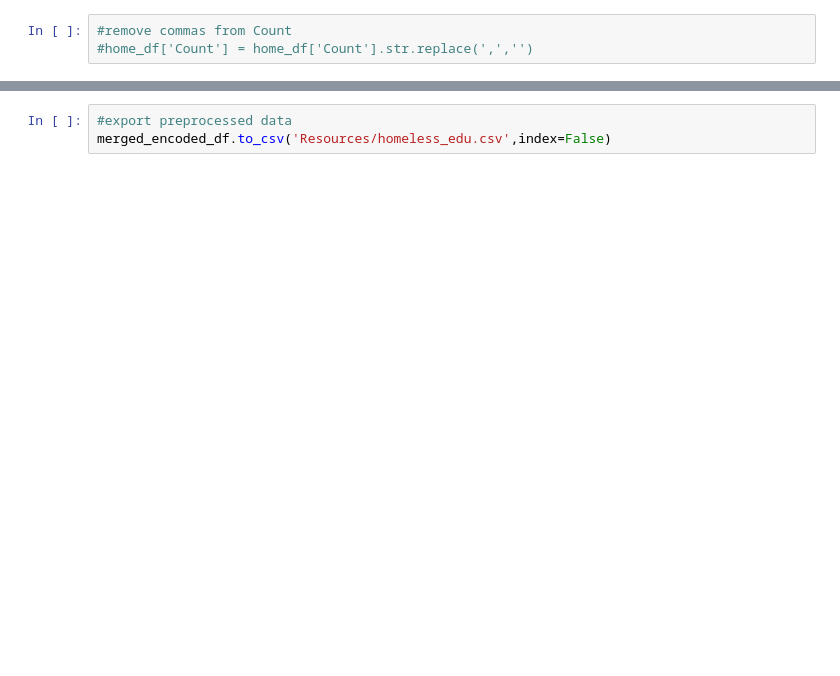
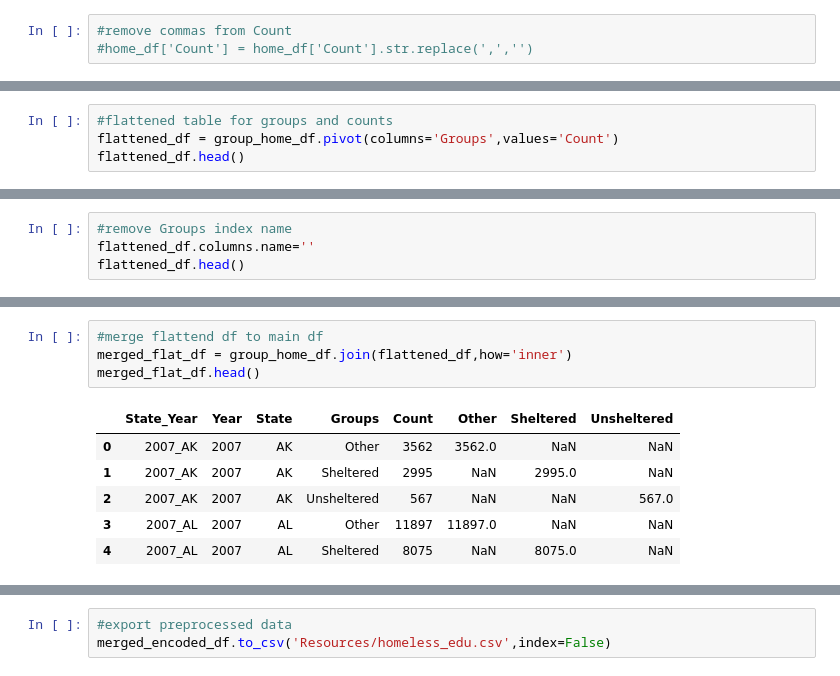
Before and after one commit to kimcheese33/final_project, a Jupyter notebook: Machine Learning/preprocess_data.ipynb, the cells around one changed output, grey strips where cells are left out. Drawn from its saved outputs; the diff is of its cells as text; blank space fills up the shorter version.

```diff
--- a/Machine Learning/preprocess_data.ipynb
+++ b/Machine Learning/preprocess_data.ipynb
@@ -96,0 +114,4 @@ group_home_df.head()
+# %%
+#flattened table for groups and counts
+flattened_df = group_home_df.pivot(columns='Groups',values='Count')
+flattened_df.head()
@@ -96,0 +125,4 @@ group_home_df.head()
+# %%
+#remove Groups index name
+flattened_df.columns.name=''
+flattened_df.head()
@@ -96,0 +136,11 @@ group_home_df.head()
+# %%
+#merge flattend df to main df
+merged_flat_df = group_home_df.join(flattened_df,how='inner')
+merged_flat_df.head()
+# %% [output]
+|  | State_Year | Year | State | Groups | Count | Other | Sheltered | Unsheltered |
+| 0 | 2007_AK | 2007 | AK | Other | 3562 | 3562.0 | NaN | NaN |
+| 1 | 2007_AK | 2007 | AK | Sheltered | 2995 | NaN | 2995.0 | NaN |
+| 2 | 2007_AK | 2007 | AK | Unsheltered | 567 | NaN | NaN | 567.0 |
+| 3 | 2007_AL | 2007 | AL | Other | 11897 | 11897.0 | NaN | NaN |
+| 4 | 2007_AL | 2007 | AL | Sheltered | 8075 | NaN | 8075.0 | NaN |
```
Also changed, not shown: parts of 24 cells of this notebook, 7 other files.
